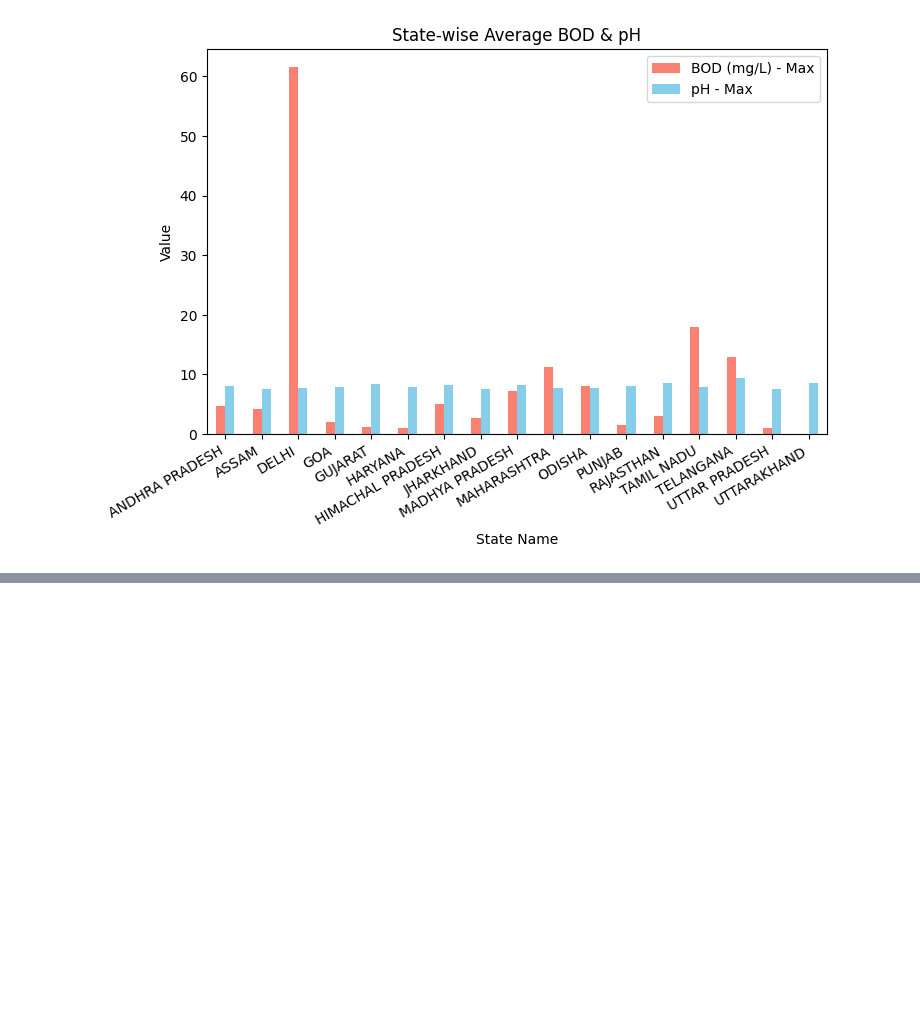
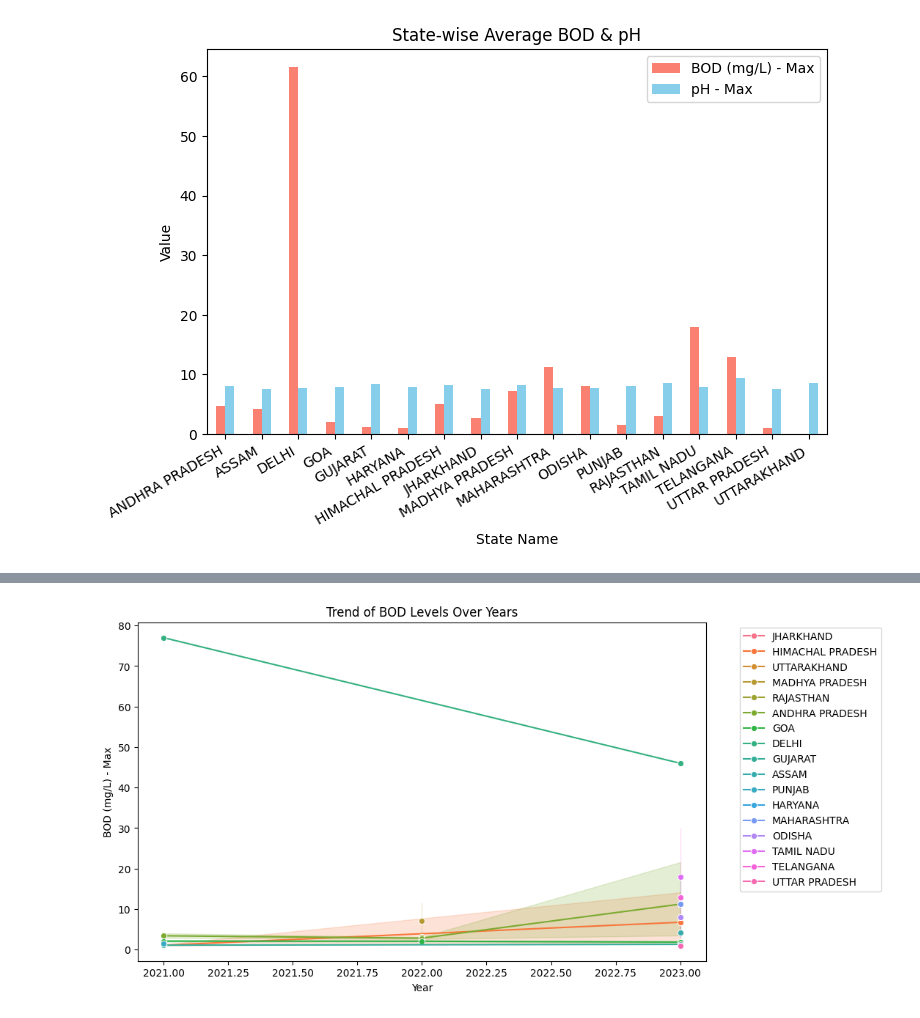
Before and after one commit to Subhabrata0010/Indian_water_quality, a Jupyter notebook: analysis.ipynb, the cells around one changed output, grey strips where cells are left out. Drawn from its saved outputs; the diff is of its cells as text; code cells hidden in the pictures; blank space fills up the shorter version.

```diff
--- a/analysis.ipynb
+++ b/analysis.ipynb
@@ -172,0 +176,8 @@ plt.show()
+# %%
+plt.figure(figsize=(10, 6))
+sns.lineplot(x="Year", y="BOD (mg/L) - Max", hue="State Name", data=df, marker="o")
+plt.title("Trend of BOD Levels Over Years")
+plt.legend(bbox_to_anchor=(1.05, 1), loc='upper left')
+plt.show()
+# %% [output]
+[figure, added]
```
Also changed, not shown: parts of 11 cells of this notebook.
